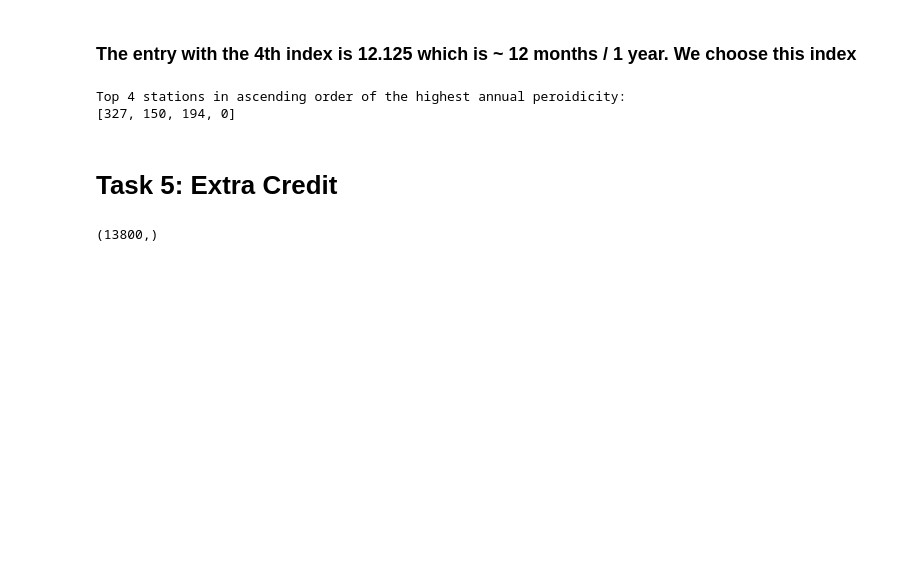
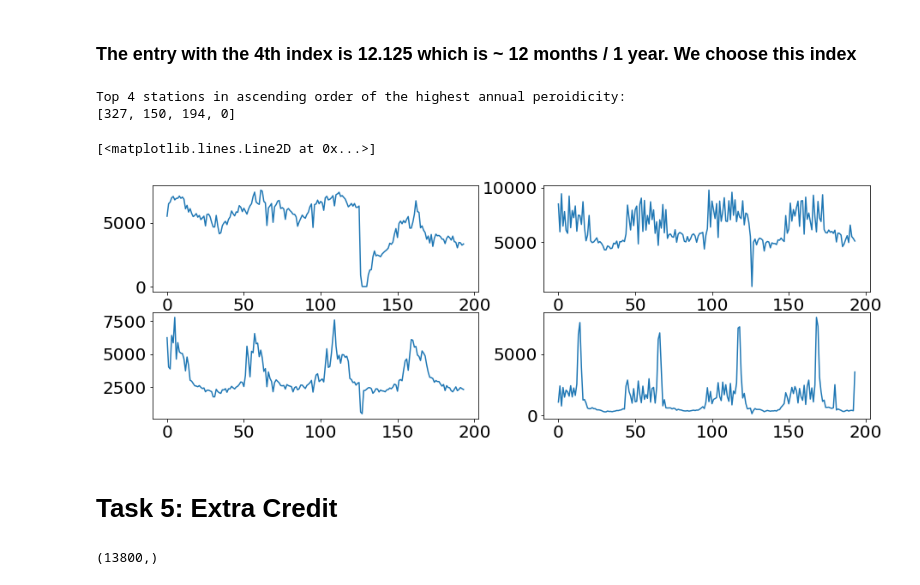
Before and after one commit to vvt221/PUI2018_vvt221, a Jupyter notebook: HW12_vvt221/Assignment2_vvt221.ipynb, the cells around one changed output. Saved outputs shown, nothing was run; the diff lists cells and outputs as text; code cells hidden in the pictures; blank space fills up the shorter version.

```diff
--- a/HW12_vvt221/Assignment2_vvt221.ipynb
+++ b/HW12_vvt221/Assignment2_vvt221.ipynb
@@ -194,6 +194,23 @@ print(station_id_list)
 # %% [output]
 Top 4 stations in ascending order of the highest annual peroidicity:
 [327, 150, 194, 0]
+# %%
+fig=pl.figure(figsize=(15,5))
+
+ax1=fig.add_subplot(221)
+ax1.plot(mta_mean[0],label='Station' + str(0))
+
+ax2=fig.add_subplot(222)
+ax2.plot(mta_mean[194])
+
+ax3=fig.add_subplot(223)
+ax3.plot(mta_mean[150])
+
+ax4=fig.add_subplot(224)
+ax4.plot(mta_mean[327])
+# %% [output]
+[<matplotlib.lines.Line2D at 0x...>]
+[figure, added]
 # %% [markdown]
 # Task 5: Extra Credit
 # %%
```
Also changed, not shown: parts of 3 cells of this notebook, 1 other file.
